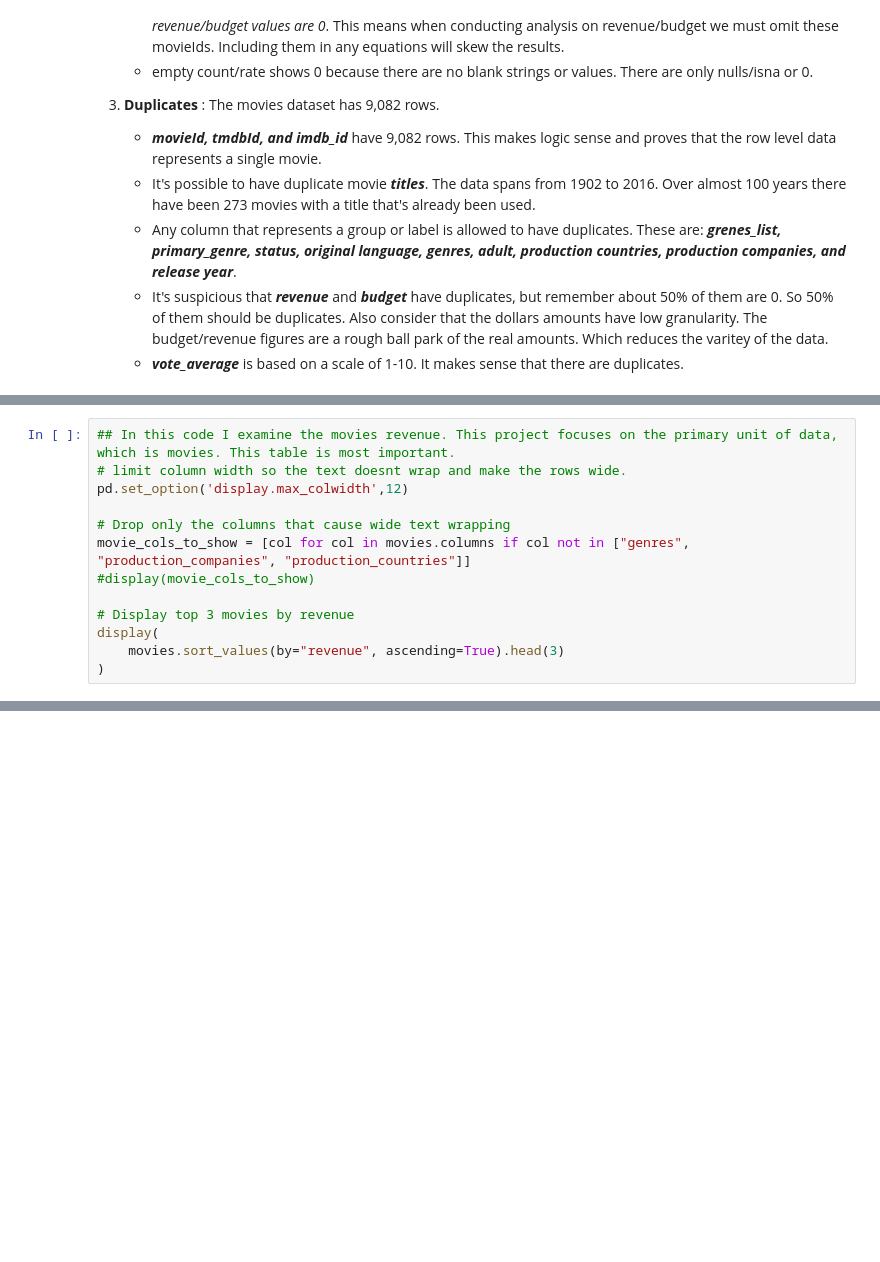
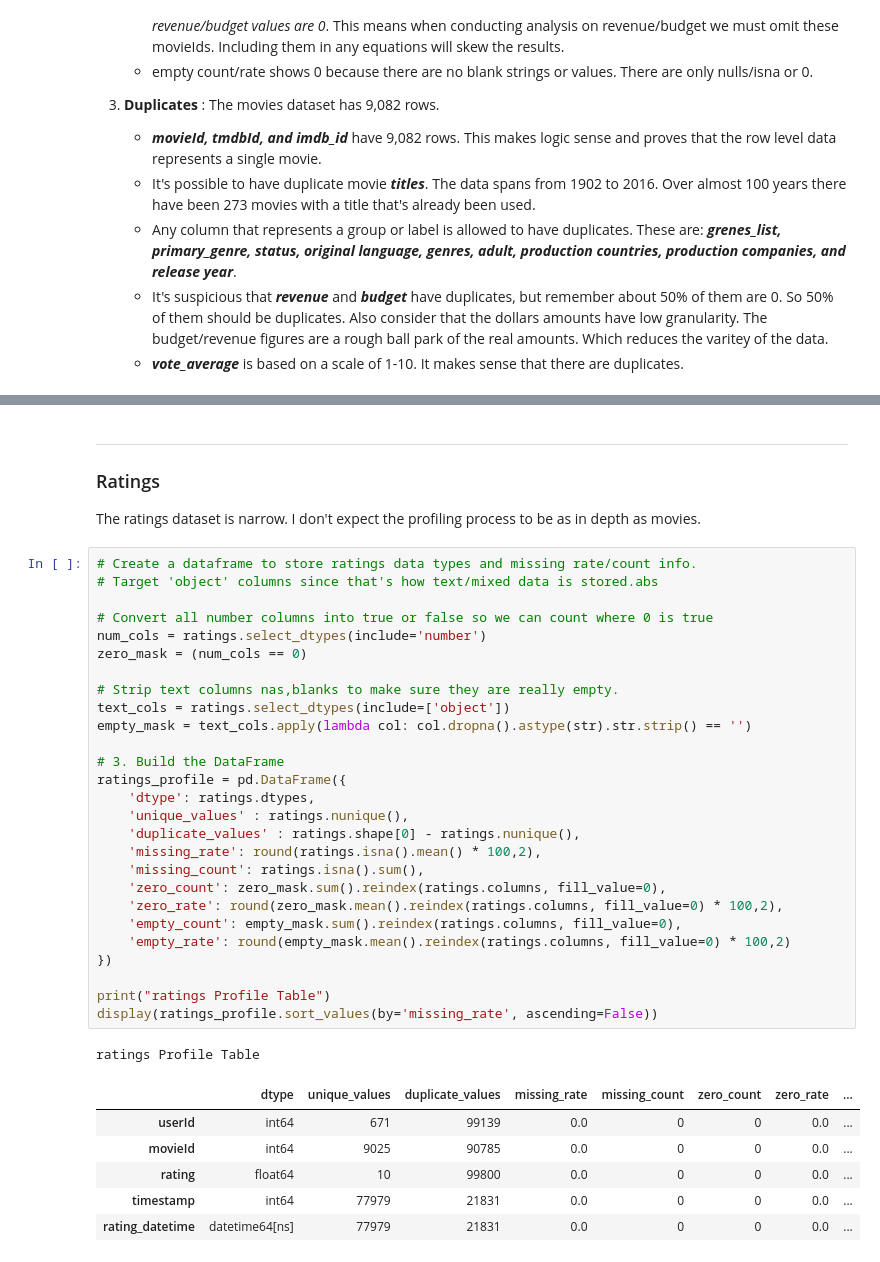
Before and after one commit to MFUTSA/Project-Option-1-Matt-Flores, a Jupyter notebook: notebooks/Milestone_1.ipynb, the cells around one changed output, grey strips where cells are left out. Saved outputs shown, nothing was run; the diff lists cells and outputs as text; blank space fills up the shorter version.

Commit message:
Profiling complete

```diff
--- a/notebooks/Milestone_1.ipynb
+++ b/notebooks/Milestone_1.ipynb
@@ -612,13 +350,0 @@ zero revenue count: 4322
-# %%
-## In this code I examine the movies revenue. This project focuses on the primary unit of data, which is movies. This table is most important.
-# limit column width so the text doesnt wrap and make the rows wide.
-pd.set_option('display.max_colwidth',12)
-
-# Drop only the columns that cause wide text wrapping
-movie_cols_to_show = [col for col in movies.columns if col not in ["genres", "production_companies", "production_countries"]]
-#display(movie_cols_to_show)
-
-# Display top 3 movies by revenue
-display(
-    movies.sort_values(by="revenue", ascending=True).head(3)
-)
@@ -906,0 +351,40 @@ display(rating_summary_with_titles.sort_values(by="rating_count", ascending=Fals
+# %% [markdown]
+---
+### Ratings
+
+The ratings dataset is narrow. I don't expect the profiling process to be as in depth as movies.
+# %%
+# Create a dataframe to store ratings data types and missing rate/count info.
+# Target 'object' columns since that's how text/mixed data is stored.abs
+
+# Convert all number columns into true or false so we can count where 0 is true
+num_cols = ratings.select_dtypes(include='number')
+zero_mask = (num_cols == 0)
+
+# Strip text columns nas,blanks to make sure they are really empty.
+text_cols = ratings.select_dtypes(include=['object'])
+empty_mask = text_cols.apply(lambda col: col.dropna().astype(str).str.strip() == '')
+
+# 3. Build the DataFrame
+ratings_profile = pd.DataFrame({
+    'dtype': ratings.dtypes,
+    'unique_values' : ratings.nunique(),
+    'duplicate_values' : ratings.shape[0] - ratings.nunique(),
+    'missing_rate': round(ratings.isna().mean() * 100,2),
+    'missing_count': ratings.isna().sum(),
+    'zero_count': zero_mask.sum().reindex(ratings.columns, fill_value=0),
+    'zero_rate': round(zero_mask.mean().reindex(ratings.columns, fill_value=0) * 100,2),
+    'empty_count': empty_mask.sum().reindex(ratings.columns, fill_value=0),
+    'empty_rate': round(empty_mask.mean().reindex(ratings.columns, fill_value=0) * 100,2)
+})
+
+print("ratings Profile Table")
+display(ratings_profile.sort_values(by='missing_rate', ascending=False))
+# %% [output]
+ratings Profile Table
+|  | dtype | unique_values | duplicate_values | missing_rate | missing_count | zero_count | zero_rate | ... |
+| userId | int64 | 671 | 99139 | 0.0 | 0 | 0 | 0.0 | ... |
+| movieId | int64 | 9025 | 90785 | 0.0 | 0 | 0 | 0.0 | ... |
+| rating | float64 | 10 | 99800 | 0.0 | 0 | 0 | 0.0 | ... |
+| timestamp | int64 | 77979 | 21831 | 0.0 | 0 | 0 | 0.0 | ... |
+| rating_datetime | datetime64[ns] | 77979 | 21831 | 0.0 | 0 | 0 | 0.0 | ... |
```
Also changed, not shown: parts of 36 cells of this notebook, 1 other file.
